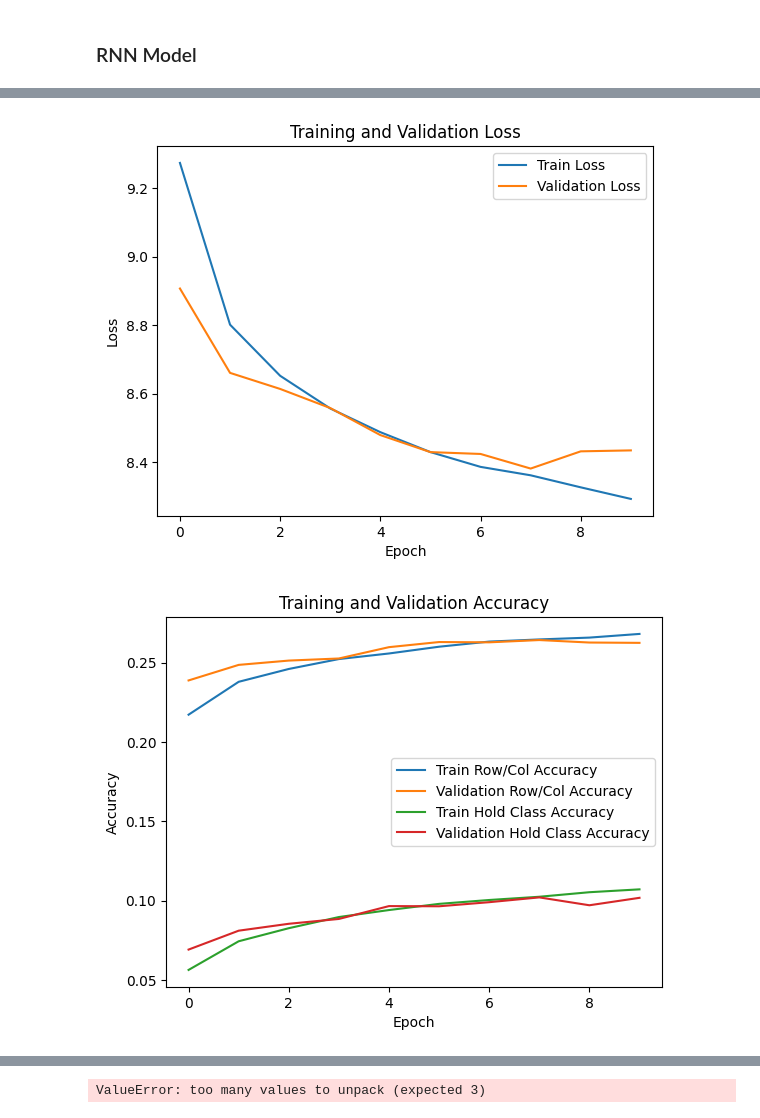
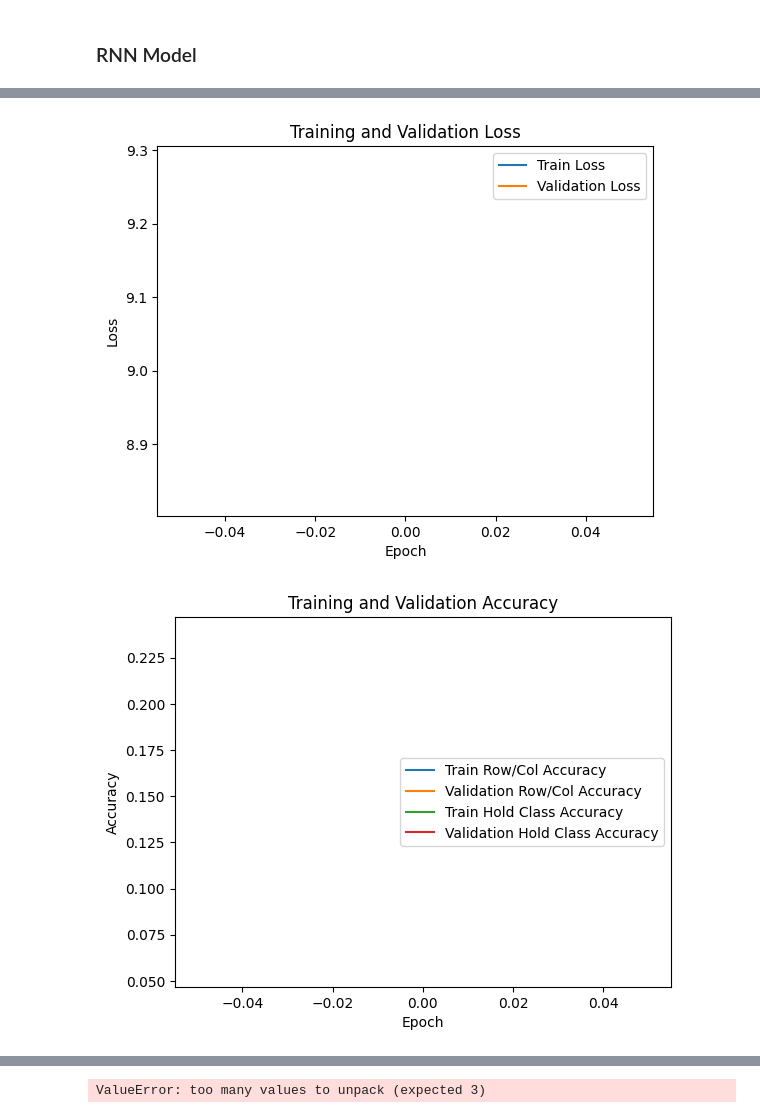
Before and after one commit to ViniciusDugue/KilterBoard-AI, a Jupyter notebook: KilterAI/RNN12_RowColHoldPrediction.ipynb, the cells around one changed output, grey strips where cells are left out. Drawn from its saved outputs; the diff is of its cells as text; code cells hidden in the pictures.

```diff
--- a/KilterAI/RNN12_RowColHoldPrediction.ipynb
+++ b/KilterAI/RNN12_RowColHoldPrediction.ipynb
@@ -668,7 +667,7 @@ print("Train and Val Loaders Created")
 model = RNN().to(device)
 
 # Number of epochs
-num_epochs = 10
+num_epochs = 1
 
 # Lists to store loss and accuracy values
 train_losses = []
@@ -824,5 +814,5 @@ Epoch [10/10], Train Loss: 8.2930, Train Row Accuracy: 0.3658, Train Col Accurac
-[figure, old version]
+[figure, new version]
-[figure, old version]
+[figure, new version]
 # %%
 print(dataset[3])
 # %% [output]
```
Also changed, not shown: parts of 7 cells of this notebook, 34 other files.
